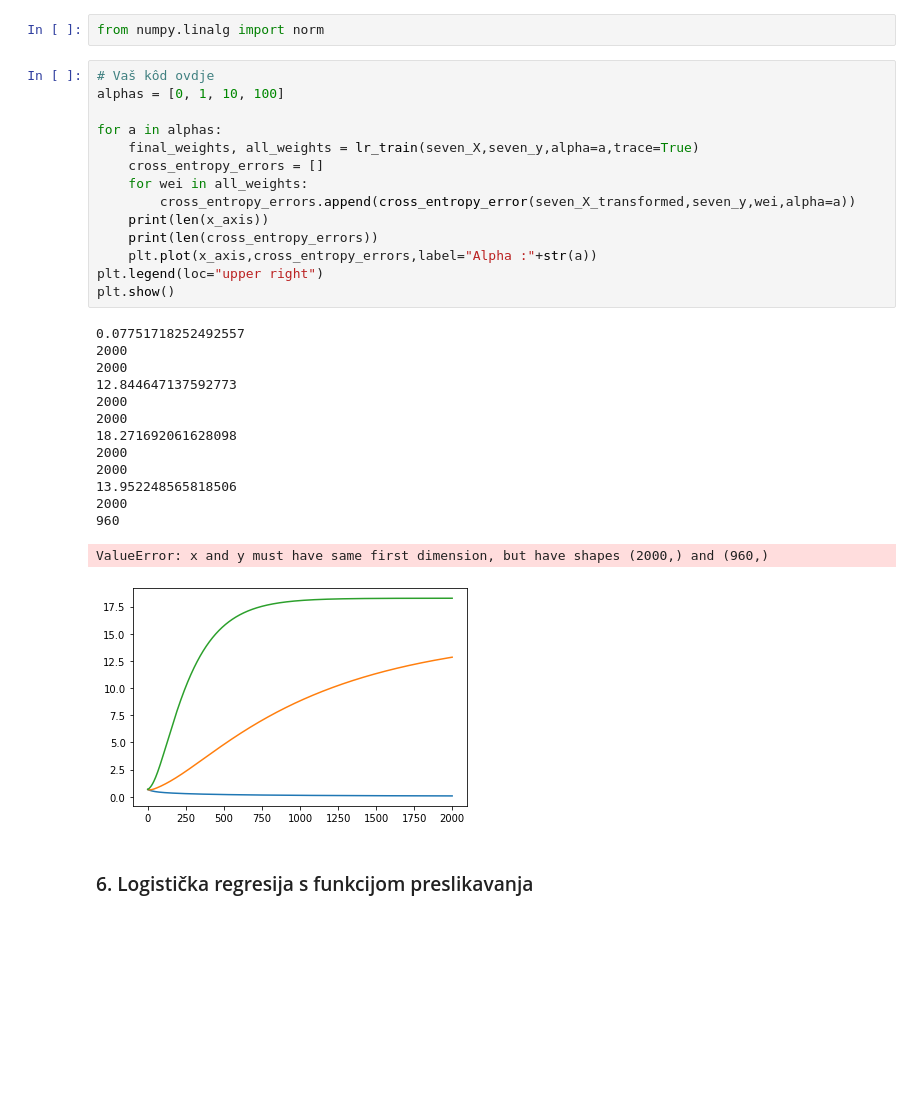
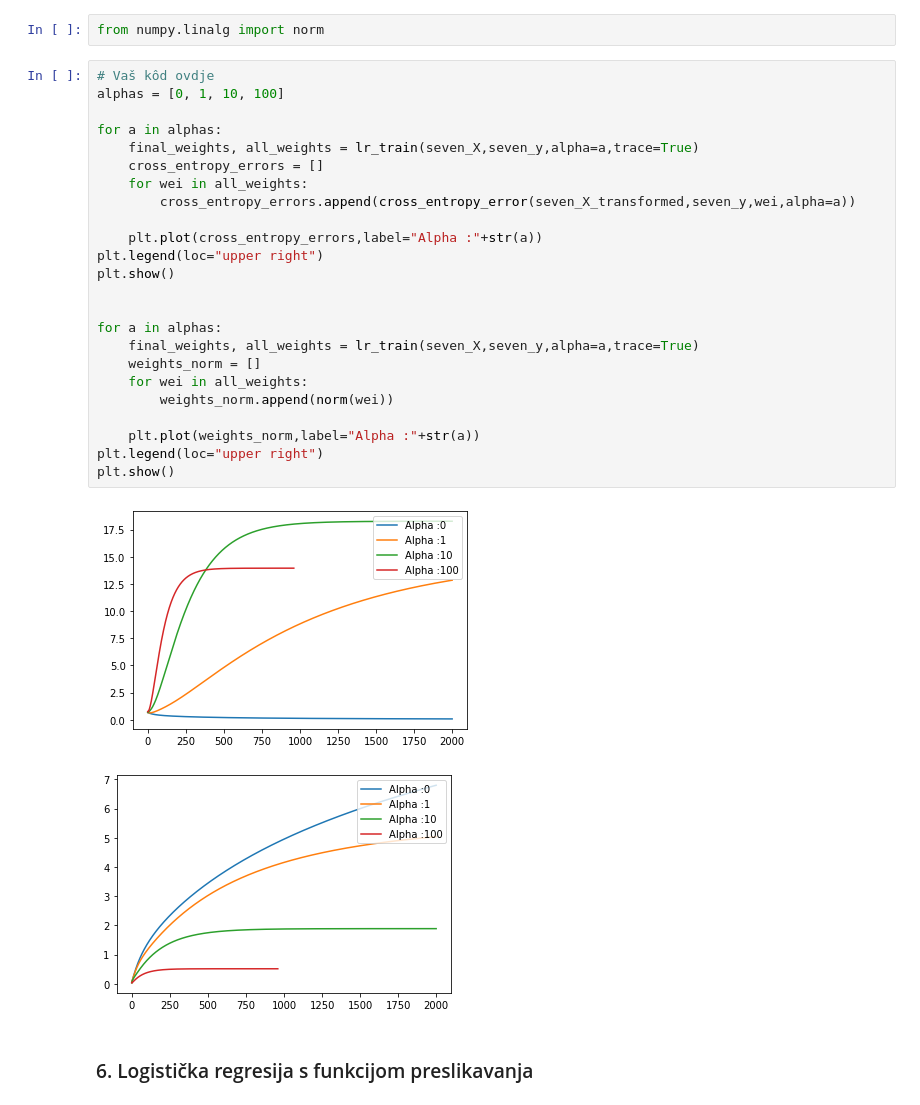
Before and after one commit to mislavivancic/machine-learning-homeworks, a Jupyter notebook: Lab2/SU-2019-LAB02-LDM-LR.ipynb, the cells around one changed output. Saved outputs shown, nothing was run; the diff lists cells and outputs as text; blank space fills up the shorter version.

```diff
--- a/Lab2/SU-2019-LAB02-LDM-LR.ipynb
+++ b/Lab2/SU-2019-LAB02-LDM-LR.ipynb
@@ -543,32 +542,30 @@ from numpy.linalg import norm
 # %%
 # Vaš kôd ovdje
 alphas = [0, 1, 10, 100]
 
 for a in alphas:
     final_weights, all_weights = lr_train(seven_X,seven_y,alpha=a,trace=True)
     cross_entropy_errors = []
     for wei in all_weights:
         cross_entropy_errors.append(cross_entropy_error(seven_X_transformed,seven_y,wei,alpha=a))
-    print(len(x_axis))
-    print(len(cross_entropy_errors))
-    plt.plot(x_axis,cross_entropy_errors,label="Alpha :"+str(a))
+
+    plt.plot(cross_entropy_errors,label="Alpha :"+str(a))
 plt.legend(loc="upper right")
 plt.show()
+
+
+for a in alphas:
+    final_weights, all_weights = lr_train(seven_X,seven_y,alpha=a,trace=True)
+    weights_norm = []
+    for wei in all_weights:
+        weights_norm.append(norm(wei))
+
+    plt.plot(weights_norm,label="Alpha :"+str(a))
+plt.legend(loc="upper right")
+plt.show()
 # %% [output]
-0.07751718252492557
-2000
-2000
-12.844647137592773
-2000
-2000
-18.271692061628098
-2000
-2000
-13.952248565818506
-2000
-960
-ValueError: x and y must have same first dimension, but have shapes (2000,) and (960,)
-[figure, old version]
+[figure, new version]
+[figure, added]
 # %% [markdown]
 ### 6. Logistička regresija s funkcijom preslikavanja
 # %% [markdown]
```
Also changed, not shown: parts of 5 cells of this notebook.
